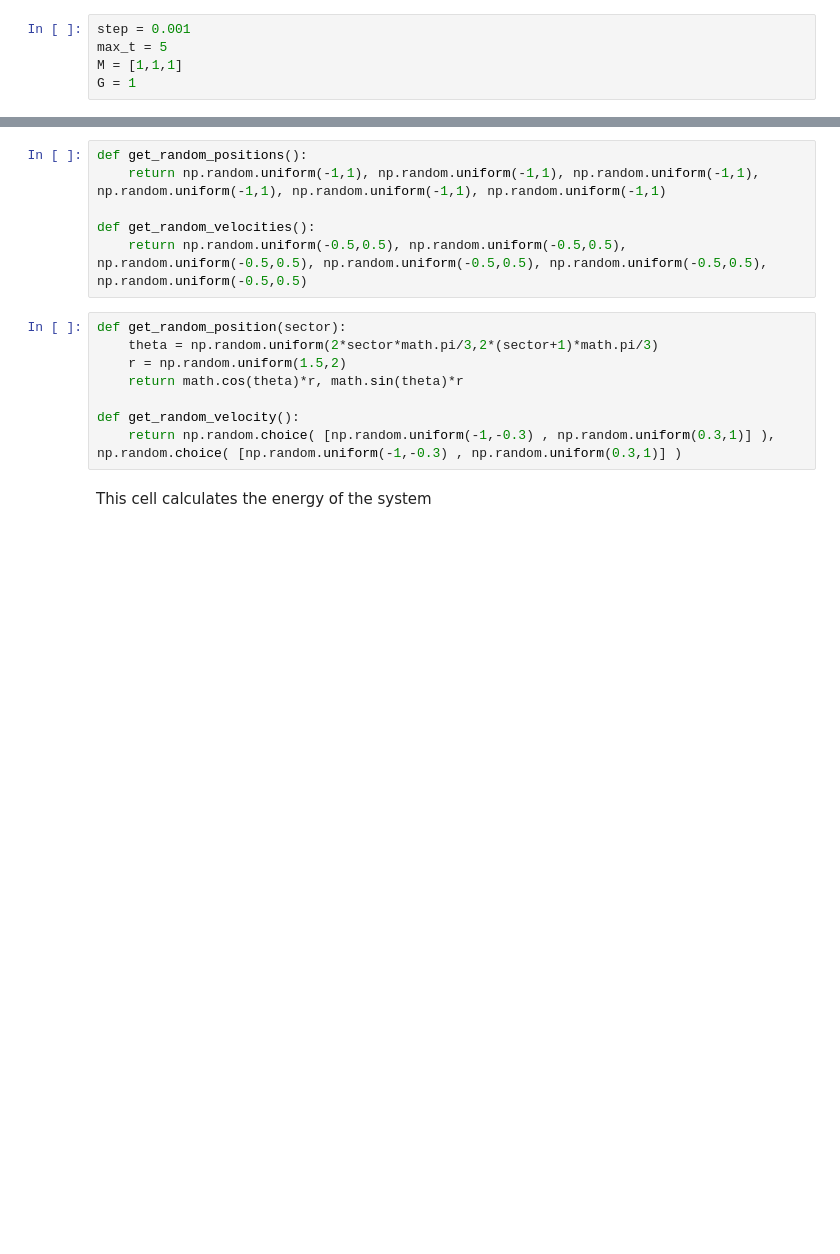
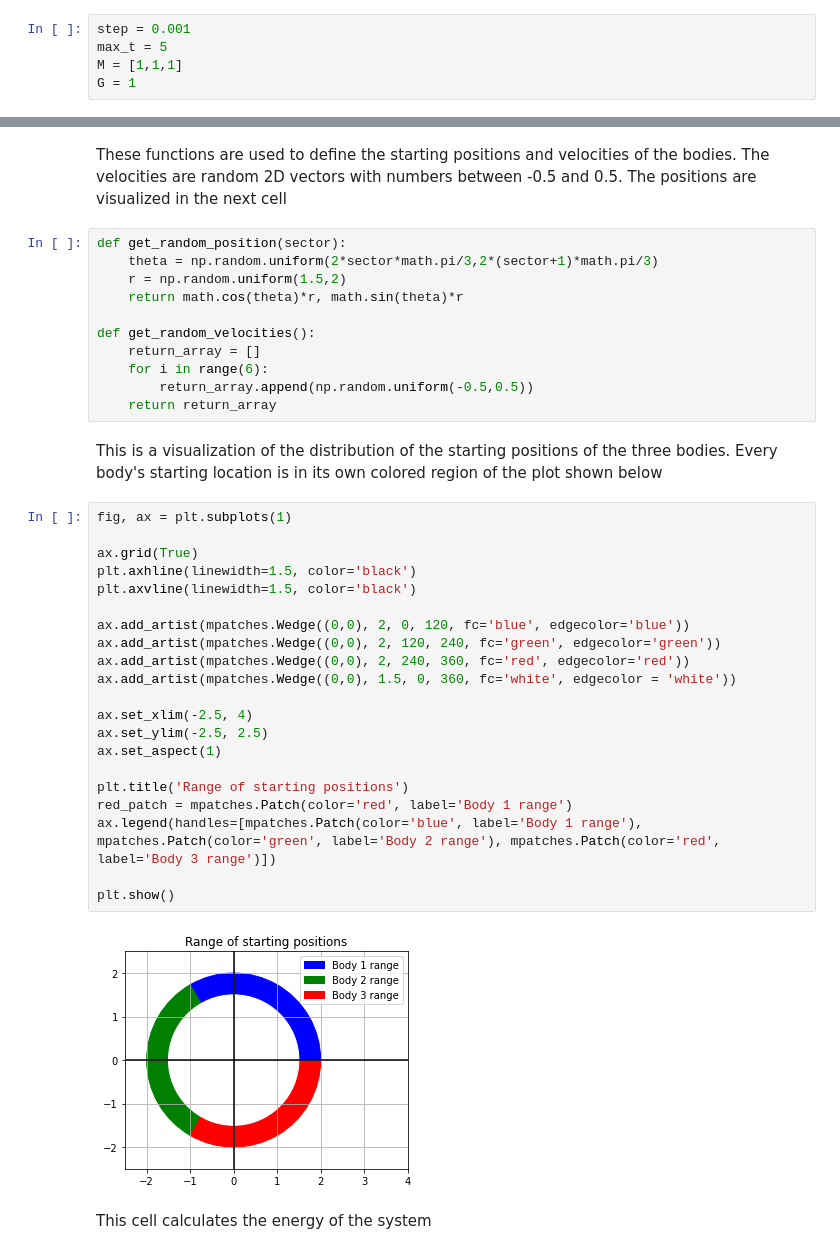
Before and after one commit to i4ata/NN_TBP, a Jupyter notebook: data_generator.ipynb, the cells around one changed output, grey strips where cells are left out. Saved outputs shown, nothing was run; the diff lists cells and outputs as text; blank space fills up the shorter version.

```diff
--- a/data_generator.ipynb
+++ b/data_generator.ipynb
@@ -136,20 +99,44 @@ def plot(x,y):
     plt.ylabel("y")
     plt.legend([Body1, Body2, Body3],['Body 1','Body 2','Body 3'])
     plt.show()
-# %%
-def get_random_positions():
-    return np.random.uniform(-1,1), np.random.uniform(-1,1), np.random.uniform(-1,1), np.random.uniform(-1,1), np.random.uniform(-1,1), np.random.uniform(-1,1)
-
-def get_random_velocities():
-    return np.random.uniform(-0.5,0.5), np.random.uniform(-0.5,0.5), np.random.uniform(-0.5,0.5), np.random.uniform(-0.5,0.5), np.random.uniform(-0.5,0.5), np.random.uniform(-0.5,0.5)
+# %% [markdown]
+These functions are used to define the starting positions and velocities of the bodies. The velocities are random 2D vectors with numbers between -0.5 and 0.5. The positions are visualized in the next cell
 # %%
 def get_random_position(sector):
     theta = np.random.uniform(2*sector*math.pi/3,2*(sector+1)*math.pi/3)
     r = np.random.uniform(1.5,2)
     return math.cos(theta)*r, math.sin(theta)*r
 
-def get_random_velocity():
-    return np.random.choice( [np.random.uniform(-1,-0.3) , np.random.uniform(0.3,1)] ), np.random.choice( [np.random.uniform(-1,-0.3) , np.random.uniform(0.3,1)] )
+def get_random_velocities():
+    return_array = []
+    for i in range(6):
+        return_array.append(np.random.uniform(-0.5,0.5))
+    return return_array
+# %% [markdown]
+This is a visualization of the distribution of the starting positions of the three bodies. Every body's starting location is in its own colored region of the plot shown below
+# %%
+fig, ax = plt.subplots(1)
+
+ax.grid(True)
+plt.axhline(linewidth=1.5, color='black')
+plt.axvline(linewidth=1.5, color='black')
+
+ax.add_artist(mpatches.Wedge((0,0), 2, 0, 120, fc='blue', edgecolor='blue'))
+ax.add_artist(mpatches.Wedge((0,0), 2, 120, 240, fc='green', edgecolor='green'))
+ax.add_artist(mpatches.Wedge((0,0), 2, 240, 360, fc='red', edgecolor='red'))
+ax.add_artist(mpatches.Wedge((0,0), 1.5, 0, 360, fc='white', edgecolor = 'white'))
+
+ax.set_xlim(-2.5, 4)
+ax.set_ylim(-2.5, 2.5)
+ax.set_aspect(1)
+
+plt.title('Range of starting positions')
+red_patch = mpatches.Patch(color='red', label='Body 1 range')
+ax.legend(handles=[mpatches.Patch(color='blue', label='Body 1 range'), mpatches.Patch(color='green', label='Body 2 range'), mpatches.Patch(color='red', label='Body 3 range')])
+
+plt.show()
+# %% [output]
+[figure, added]
 # %% [markdown]
 This cell calculates the energy of the system
 # %%
```
Also changed, not shown: parts of 23 cells of this notebook.
